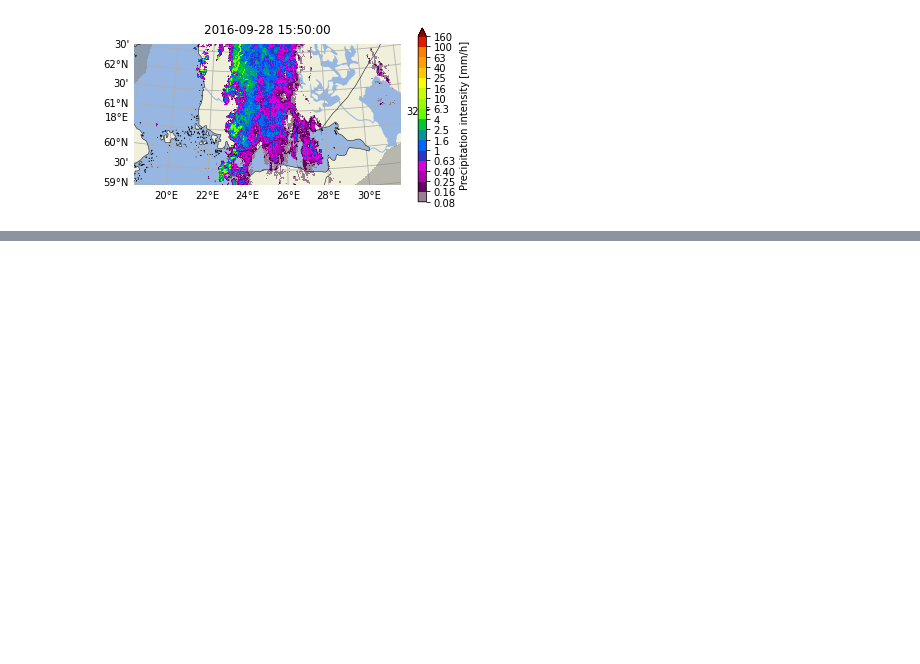
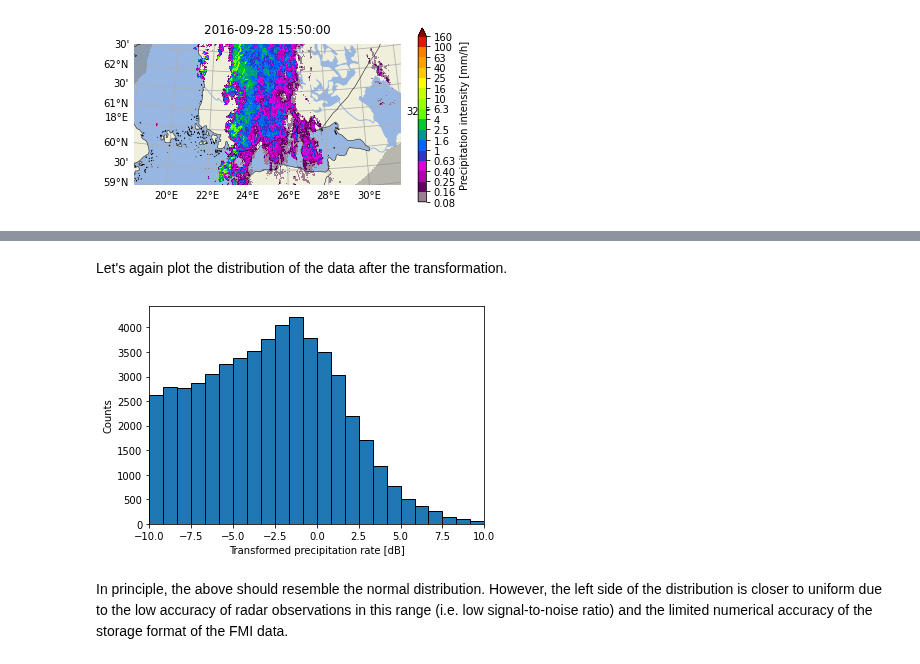
Before and after one commit to pySTEPS/ERAD-nowcasting-course-2022, a Jupyter notebook: hands-on-session-users/notebooks/block_02_input_data.ipynb, the cells around one changed output, grey strips where cells are left out. Saved outputs shown, nothing was run; the diff lists cells and outputs as text; code cells hidden in the pictures; blank space fills up the shorter version.

```diff
--- a/hands-on-session-users/notebooks/block_02_input_data.ipynb
+++ b/hands-on-session-users/notebooks/block_02_input_data.ipynb
@@ -186,0 +222,28 @@ plot_precip_field(
+# %%
+from pysteps.utils import transformation
+
+# Log-transform the data to dBR with threshold of 0.1 mm/h and fill value of
+# -15 dBR
+precip_dbr, metadata_dbr = transformation.dB_transform(
+    precip,
+    metadata,
+    threshold=0.1,
+    zerovalue=-15.0
+)
+# %% [markdown]
+Let's again plot the distribution of the data after the transformation.
+# %%
+valid_precip_values = precip_dbr[-1][~np.isnan(precip_dbr[-1])]
+
+bins = np.linspace(-10, 10, 25)
+
+plt.figure()
+plt.hist(valid_precip_values, bins=bins, edgecolor='black')
+plt.autoscale(tight=True, axis='x')
+plt.xlabel("Transformed precipitation rate [dB]")
+plt.ylabel("Counts")
+plt.show()
+# %% [output]
+[figure, added]
+# %% [markdown]
+In principle, the above should resemble the normal distribution. However, the left side of the distribution is closer to uniform due to the low accuracy of radar observations in this range (i.e. low signal-to-noise ratio) and the limited numerical accuracy of the storage format of the FMI data.
```
Also changed, not shown: parts of 5 cells of this notebook.
